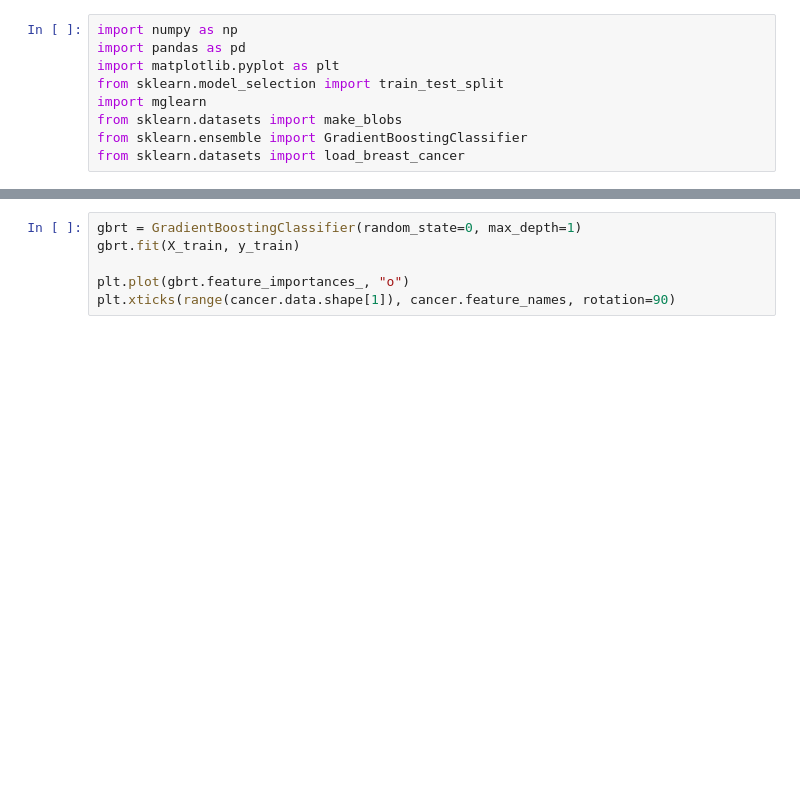
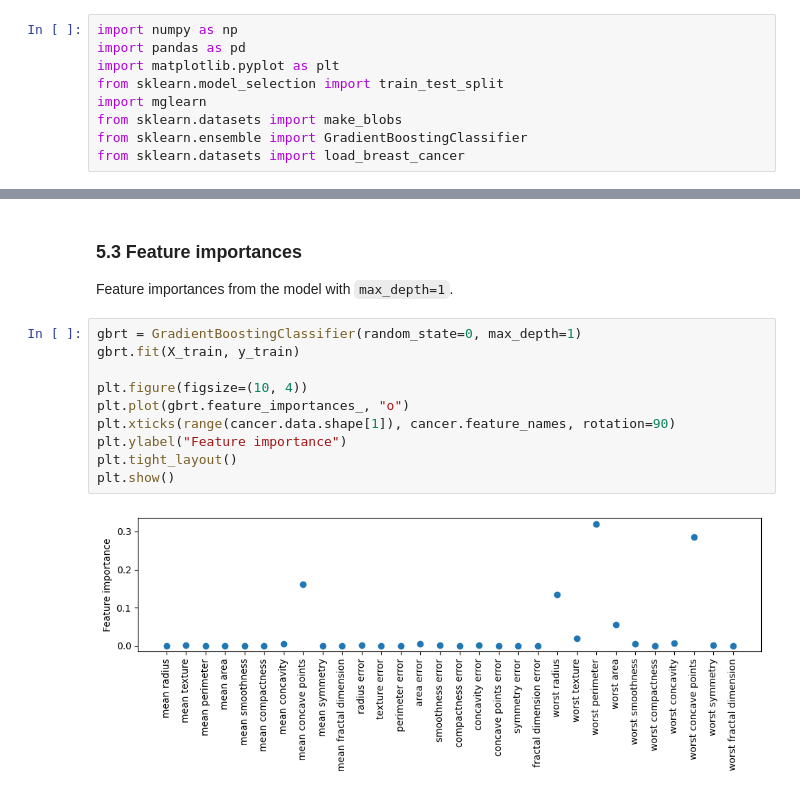
Before and after one commit to jinjiayun57/ml_modeling-foundations, a Jupyter notebook: 07_boosted_forest.ipynb, the cells around one changed output, grey strips where cells are left out. Cells and saved outputs as stored; diff of their text form; blank space fills up the shorter version.

```diff
--- a/07_boosted_forest.ipynb
+++ b/07_boosted_forest.ipynb
@@ -37,6 +104,16 @@ Both methods of decreasing the model complexity decreased the training set accur
+# %% [markdown]
+### 5.3 Feature importances
+
+Feature importances from the model with `max_depth=1`.
 # %%
 gbrt = GradientBoostingClassifier(random_state=0, max_depth=1)
 gbrt.fit(X_train, y_train)
 
+plt.figure(figsize=(10, 4))
 plt.plot(gbrt.feature_importances_, "o")
 plt.xticks(range(cancer.data.shape[1]), cancer.feature_names, rotation=90)
+plt.ylabel("Feature importance")
+plt.tight_layout()
+plt.show()
+# %% [output]
+[figure, added]
```
Also changed, not shown: parts of 12 cells of this notebook.
